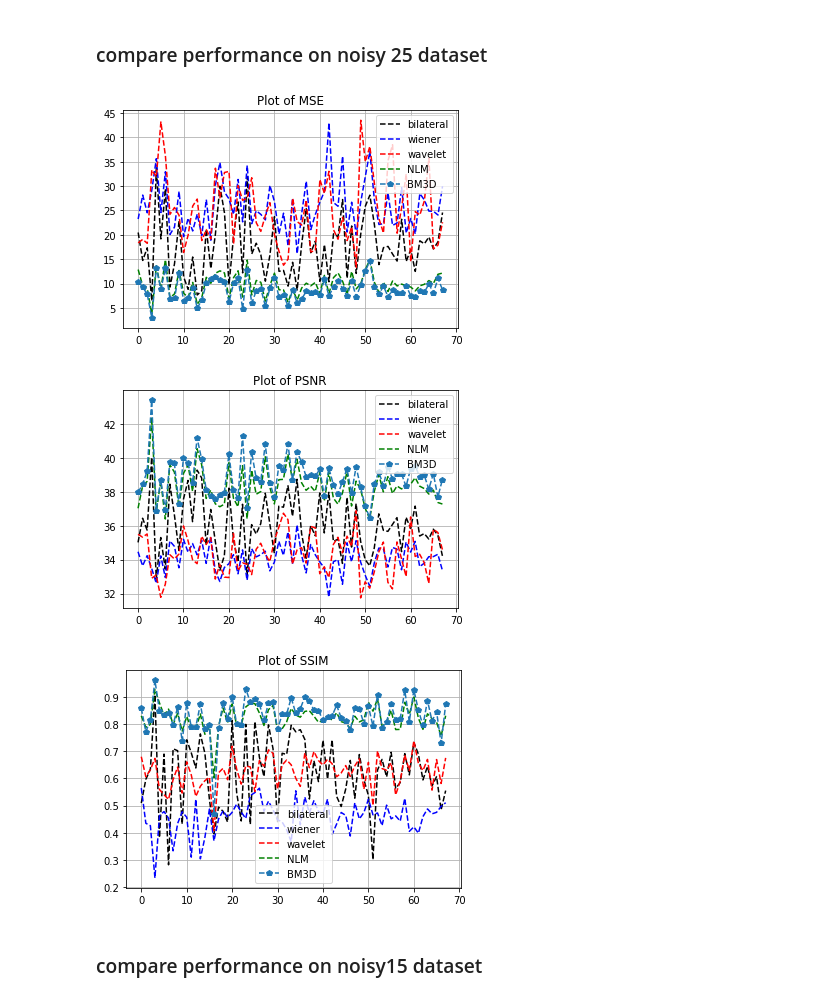
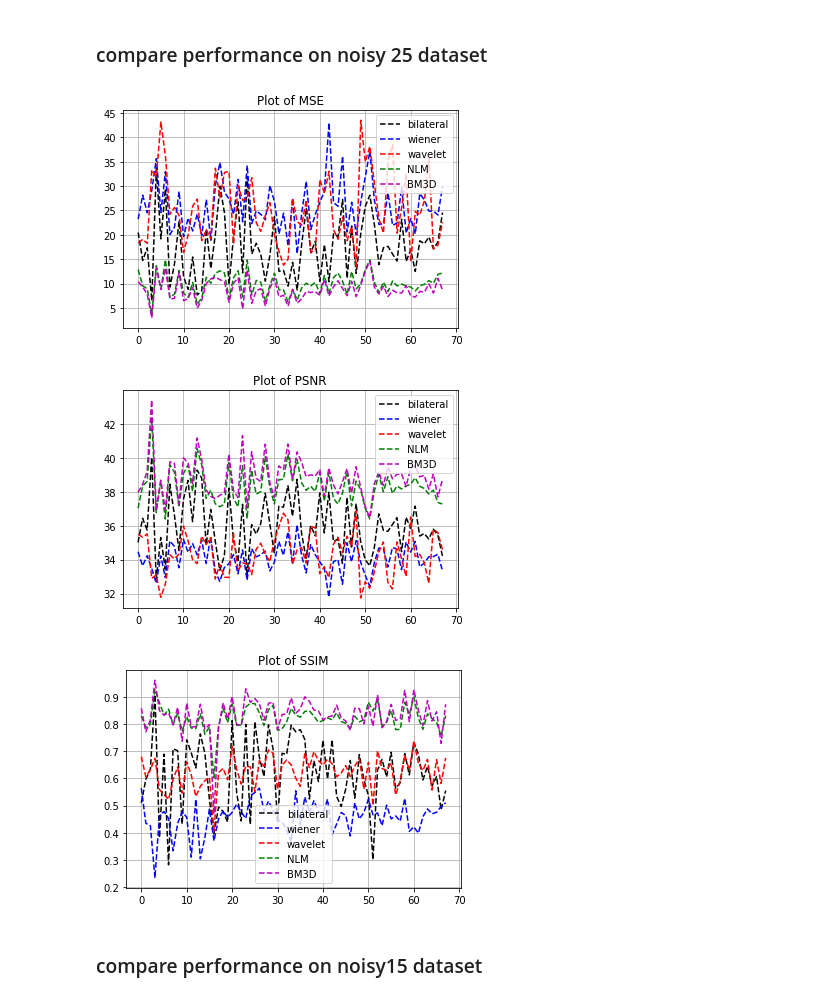
Before and after one commit to saumya221/image_denoising_project, a Jupyter notebook: performance_metric/performance_metric.ipynb, the cells around one changed output. Cells and saved outputs as stored; diff of their text form; code cells hidden in the pictures.

```diff
--- a/performance_metric/performance_metric.ipynb
+++ b/performance_metric/performance_metric.ipynb
@@ -96,39 +96,39 @@ mse_list_wavelet,psnr_list_wavelet,ssim_list_wavelet=analyze_performance(origina
 mse_list_NLM,psnr_list_NLM,ssim_list_NLM=analyze_performance(original_image_path,NLM_filtering_25)
 mse_list_BM3D,psnr_list_BM3D,ssim_list_BM3D=analyze_performance(original_image_path,BM3D_filtering_25)
 
 plt.plot(mse_list_bilateral,'k--')
 plt.plot(mse_list_wiener,'b--')
 plt.plot(mse_list_wavelet,'r--')
 plt.plot(mse_list_NLM,'g--')
-plt.plot(mse_list_BM3D,'w--')
+plt.plot(mse_list_BM3D,'m--')
 plt.grid()
 plt.title('Plot of MSE')
 plt.legend(['bilateral','wiener','wavelet','NLM','BM3D'])
 plt.show()
 
 plt.plot(psnr_list_bilateral,'k--')
 plt.plot(psnr_list_wiener,'b--')
 plt.plot(psnr_list_wavelet,'r--')
 plt.plot(psnr_list_NLM,'g--')
-plt.plot(psnr_list_BM3D,'w--')
+plt.plot(psnr_list_BM3D,'m--')
 plt.grid()
 plt.title('Plot of PSNR')
 plt.legend(['bilateral','wiener','wavelet','NLM','BM3D'])
 plt.show()
 
 plt.plot(ssim_list_bilateral,'k--')
 plt.plot(ssim_list_wiener,'b--')
 plt.plot(ssim_list_wavelet,'r--')
 plt.plot(ssim_list_NLM,'g--')
-plt.plot(ssim_list_BM3D,'w--')
+plt.plot(ssim_list_BM3D,'m--')
 plt.grid()
 plt.title('Plot of SSIM')
 plt.legend(['bilateral','wiener','wavelet','NLM','BM3D'])
 plt.show()
 # %% [output]
-[figure, old version]
+[figure, new version]
-[figure, old version]
+[figure, new version]
-[figure, old version]
+[figure, new version]
 # %% [markdown]
 ### compare performance on noisy15 dataset
 # %%
```
Also changed, not shown: parts of 1 cell of this notebook.
